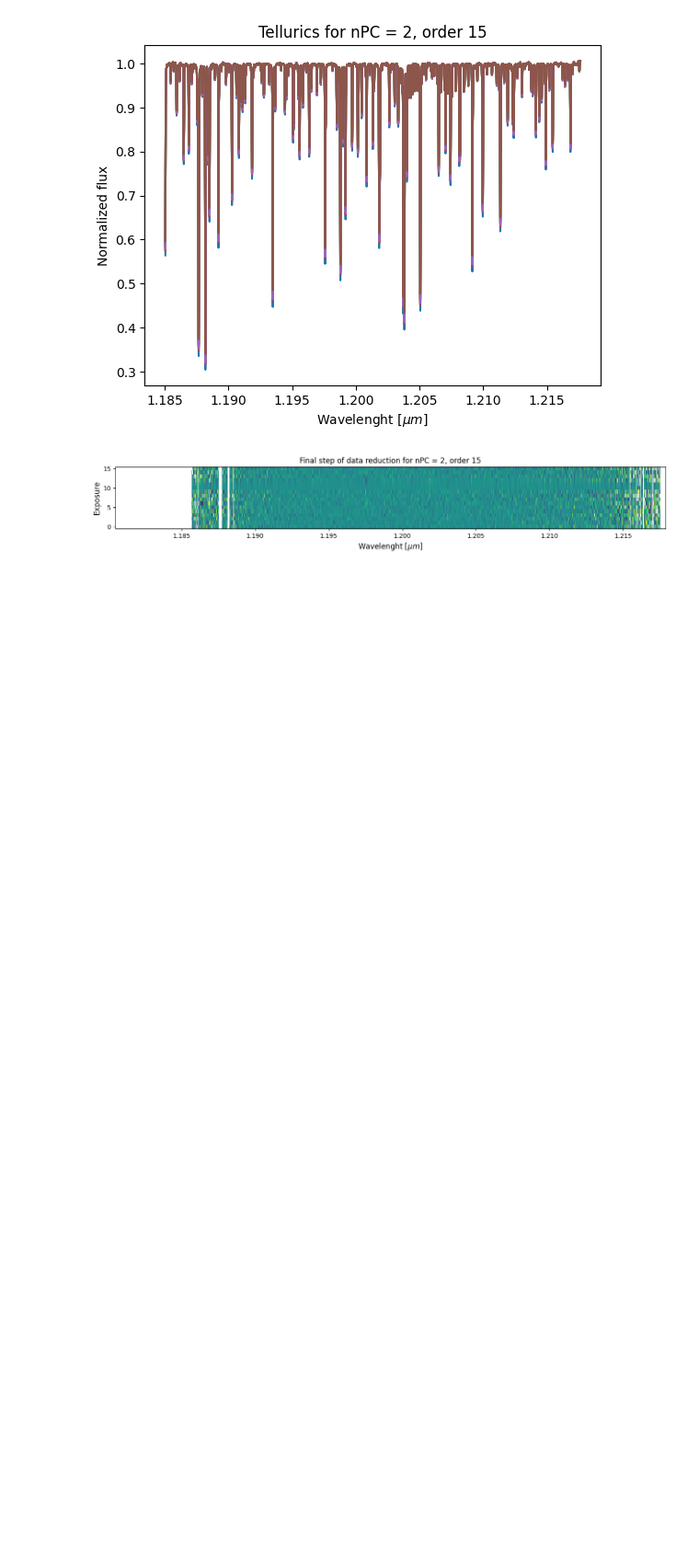
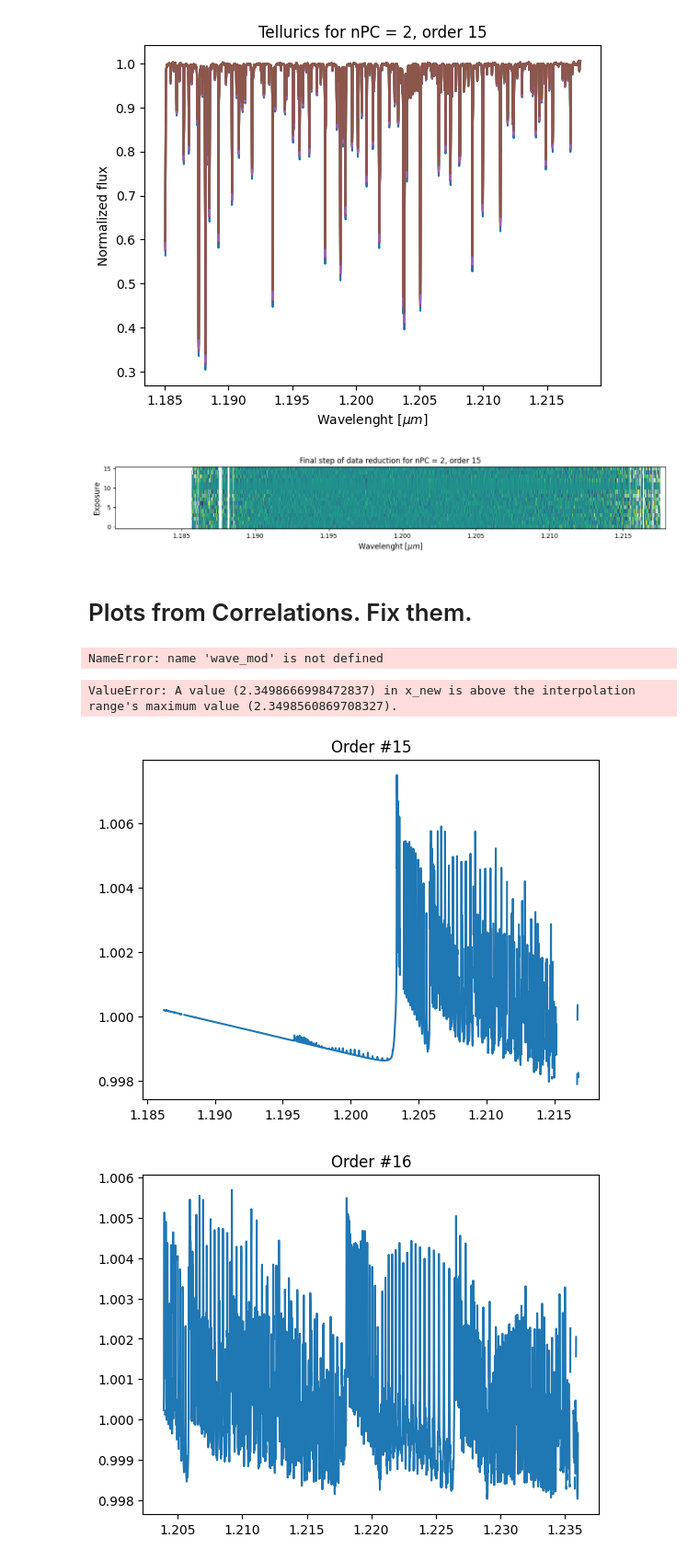
Before and after one commit to mathisbouffard/HRS_with_starships, a Jupyter notebook: HRS_analysis/SPIRou/Plot_reductions.ipynb, the cells around one changed output. Shown at 92% size. Saved outputs shown, nothing was run; the diff lists cells and outputs as text; code cells hidden in the pictures; blank space fills up the shorter version.

Commit message:
Ran through Combine visits section in Correlations notebook: works with 2 visits, not yet 3+. Included cell to plot model at given orders.

```diff
--- a/HRS_analysis/SPIRou/Plot_reductions.ipynb
+++ b/HRS_analysis/SPIRou/Plot_reductions.ipynb
@@ -235,3 +235,5 @@ pf.plot_order(seq_obj_list[nPC_idx], final_plot_order, xlabel="Wavelenght [$\mu{
               title="Final step of data reduction for nPC = {}, order {}".format(final_plot_nPC, final_plot_order))
 # %% [output]
 [figure]
+# %% [markdown]
+# Plots from Correlations. Fix them.
@@ -237,0 +244,33 @@ pf.plot_order(seq_obj_list[nPC_idx], final_plot_order, xlabel="Wavelenght [$\mu{
+# %%
+
+fct_model = interp1d(wave_mod, model_spec, kind='cubic')
+# %% [output]
+NameError: name 'wave_mod' is not defined
+# %%
+# Orders to plot
+order_plot = [15, 16, 17, 33, 39, 46, 47]
+
+#---------------------------------------------------------------
+
+
+fct_model = interp1d(wave_mod, model_spec, kind='cubic')
+
+for i_ord in order_plot:
+
+    wv_ord = all_obs[(n_pc, mask_wings)].wv[i_ord]
+    mask_ord = all_obs[(n_pc, mask_wings)].final.mask[0, i_ord]
+
+    coeff = np.polyfit(wv_ord, fct_model(wv_ord), 1)
+    model_ord = np.ma.array(fct_model(wv_ord), mask=mask_ord)
+
+    plt.figure()
+#     plt.plot(wave_mod[cond], model_spec[cond])
+    poly_fct = np.poly1d(coeff)
+    plt.plot(wv_ord, model_ord / poly_fct(wv_ord))
+    plt.title("Order #" + str(i_ord))
+
+#     plt.gca().twinx().plot(wv_ord, mask_ord, 'r')
+# %% [output]
+ValueError: A value (2.3498666998472837) in x_new is above the interpolation range's maximum value (2.3498560869708327).
+[figure, added]
+[figure, added]
```
Also changed, not shown: parts of 3 cells of this notebook.
